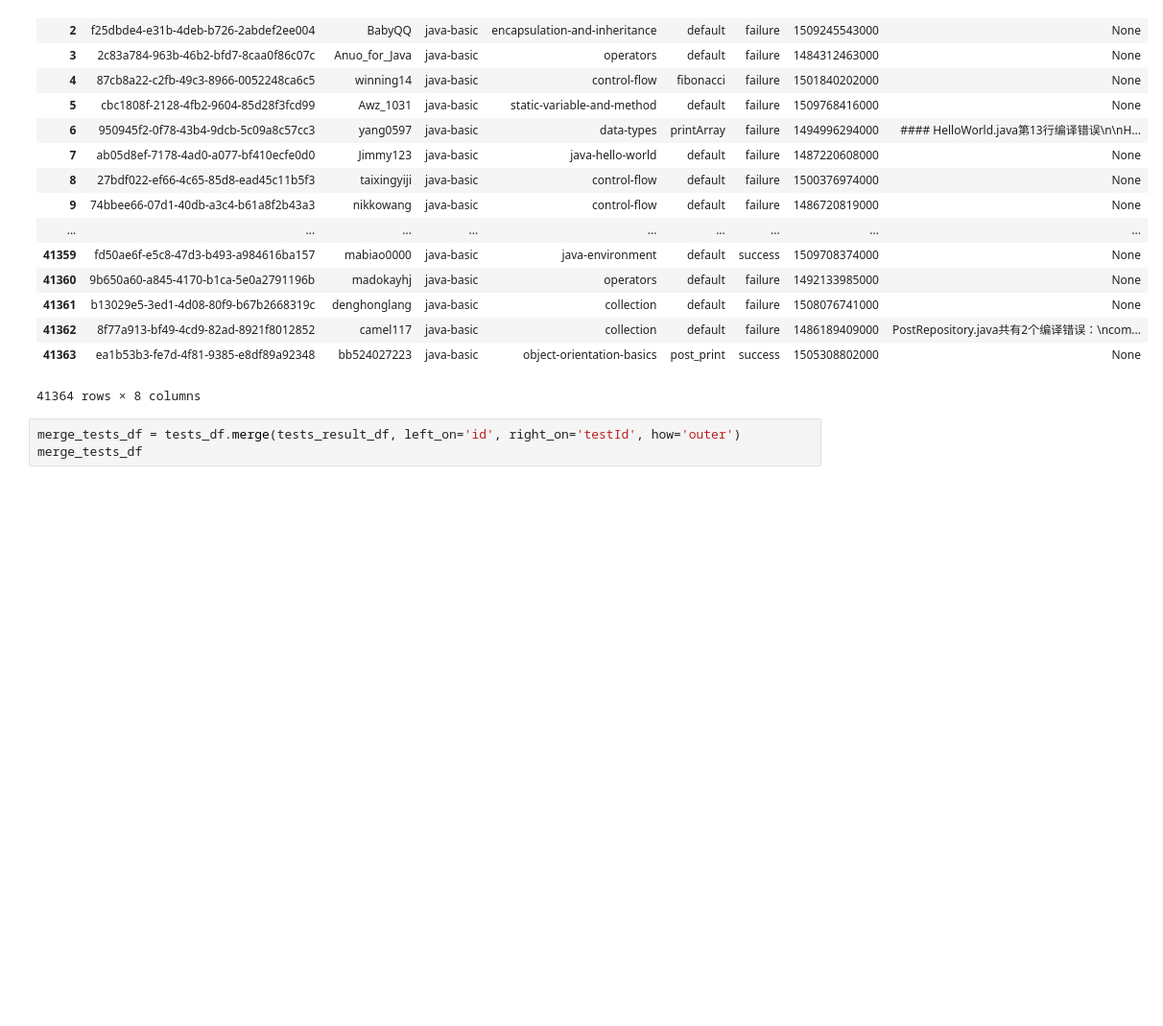
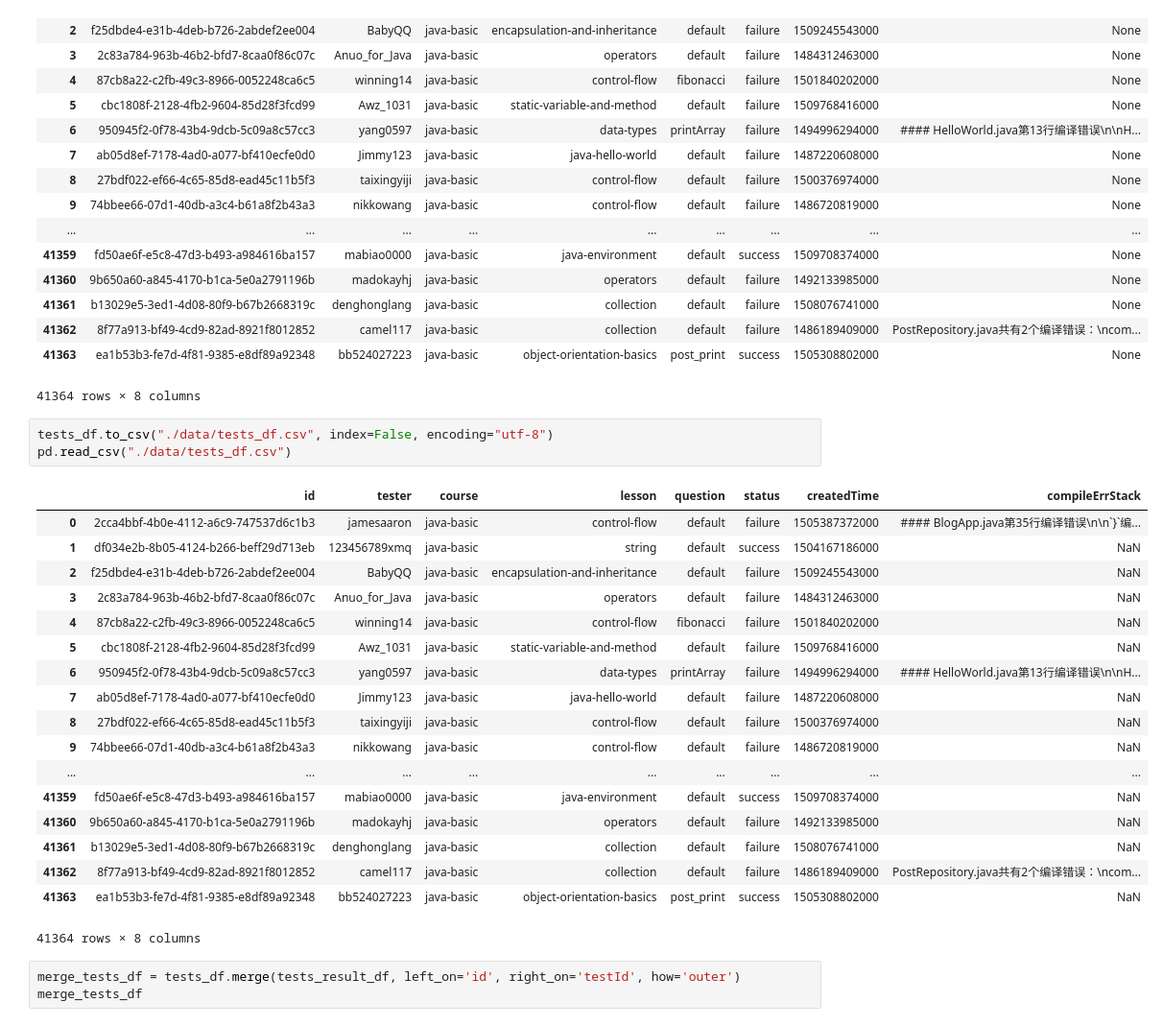
Before and after one commit to xzhren/autoQA, a Jupyter notebook: JsonData2DataFrame.ipynb, the cells around one changed output. Shown at 96% size. Drawn from its saved outputs; the diff is of its cells as text; blank space fills up the shorter version.

```diff
--- a/JsonData2DataFrame.ipynb
+++ b/JsonData2DataFrame.ipynb
@@ -300,6 +322,28 @@ tests_df
 | 41362 | 8f77a913-bf49-4cd9-82ad-8921f8012852 | camel117 | java-basic | collection | default | failure | 1486189409000 | PostRepository.java共有2个编译错误：\ncom... |
 | 41363 | ea1b53b3-fe7d-4f81-9385-e8df89a92348 | bb524027223 | java-basic | object-orientation-basics | post_print | success | 1505308802000 | None |
 41364 rows × 8 columns
+# %%
+tests_df.to_csv("./data/tests_df.csv", index=False, encoding="utf-8")
+pd.read_csv("./data/tests_df.csv")
+# %% [output]
+|  | id | tester | course | lesson | question | status | createdTime | compileErrStack |
+| 0 | 2cca4bbf-4b0e-4112-a6c9-747537d6c1b3 | jamesaaron | java-basic | control-flow | default | failure | 1505387372000 | #### BlogApp.java第35行编译错误\n\n`}`编... |
+| 1 | df034e2b-8b05-4124-b266-beff29d713eb | 123456789xmq | java-basic | string | default | success | 1504167186000 | NaN |
+| 2 | f25dbde4-e31b-4deb-b726-2abdef2ee004 | BabyQQ | java-basic | encapsulation-and-inheritance | default | failure | 1509245543000 | NaN |
+| 3 | 2c83a784-963b-46b2-bfd7-8caa0f86c07c | Anuo_for_Java | java-basic | operators | default | failure | 1484312463000 | NaN |
+| 4 | 87cb8a22-c2fb-49c3-8966-0052248ca6c5 | winning14 | java-basic | control-flow | fibonacci | failure | 1501840202000 | NaN |
+| 5 | cbc1808f-2128-4fb2-9604-85d28f3fcd99 | Awz_1031 | java-basic | static-variable-and-method | default | failure | 1509768416000 | NaN |
+| 6 | 950945f2-0f78-43b4-9dcb-5c09a8c57cc3 | yang0597 | java-basic | data-types | printArray | failure | 1494996294000 | #### HelloWorld.java第13行编译错误\n\nH... |
+| 7 | ab05d8ef-7178-4ad0-a077-bf410ecfe0d0 | Jimmy123 | java-basic | java-hello-world | default | failure | 1487220608000 | NaN |
+| 8 | 27bdf022-ef66-4c65-85d8-ead45c11b5f3 | taixingyiji | java-basic | control-flow | default | failure | 1500376974000 | NaN |
+| 9 | 74bbee66-07d1-40db-a3c4-b61a8f2b43a3 | nikkowang | java-basic | control-flow | default | failure | 1486720819000 | NaN |
+| ... | ... | ... | ... | ... | ... | ... | ... | ... |
+| 41359 | fd50ae6f-e5c8-47d3-b493-a984616ba157 | mabiao0000 | java-basic | java-environment | default | success | 1509708374000 | NaN |
+| 41360 | 9b650a60-a845-4170-b1ca-5e0a2791196b | madokayhj | java-basic | operators | default | failure | 1492133985000 | NaN |
+| 41361 | b13029e5-3ed1-4d08-80f9-b67b2668319c | denghonglang | java-basic | collection | default | failure | 1508076741000 | NaN |
+| 41362 | 8f77a913-bf49-4cd9-82ad-8921f8012852 | camel117 | java-basic | collection | default | failure | 1486189409000 | PostRepository.java共有2个编译错误：\ncom... |
+| 41363 | ea1b53b3-fe7d-4f81-9385-e8df89a92348 | bb524027223 | java-basic | object-orientation-basics | post_print | success | 1505308802000 | NaN |
+41364 rows × 8 columns
 # %%
 merge_tests_df = tests_df.merge(tests_result_df, left_on='id', right_on='testId', how='outer')
 merge_tests_df
```
Also changed, not shown: parts of 1 cell of this notebook, 1 other file.
